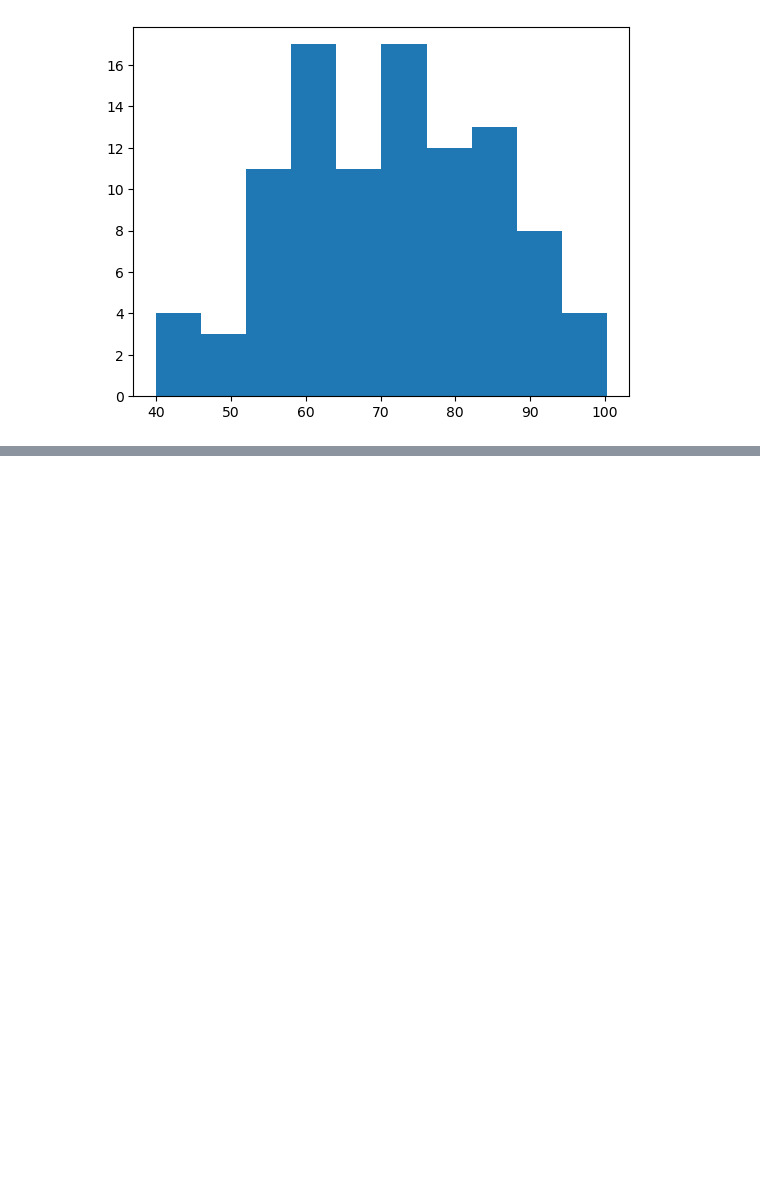
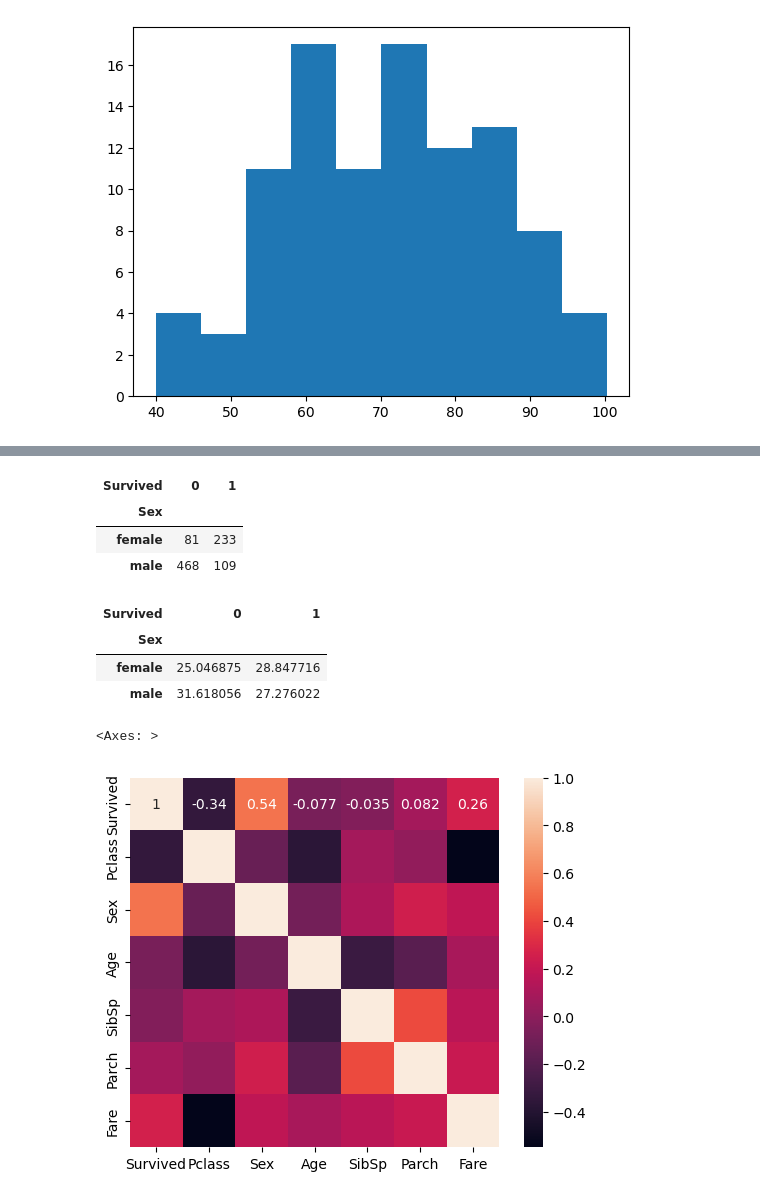
Before and after one commit to kyorin-phys/joho, a Jupyter notebook: p6.ipynb, the cells around one changed output, grey strips where cells are left out. Cells and saved outputs as stored; diff of their text form; code cells hidden in the pictures; blank space fills up the shorter version.

```diff
--- a/p6.ipynb
+++ b/p6.ipynb
@@ -69,3 +69,8 @@ plt.hist(weight_data)
          88.21414489,  94.24396425, 100.27378361]),
  <BarContainer object of 10 artists>)
 [figure]
+# %%
+# 参考：　https://qiita.com/kaita_kakihara/items/bf66e9e4927a3e3589e4
+import pandas as pd
+df = pd.read_csv('titanic.csv') # タイタニック号の生還者
+df.head()
@@ -71,0 +84,27 @@ plt.hist(weight_data)
+# %%
+pivot = pd.pivot_table(df, index='Sex', values='PassengerId', columns='Survived', aggfunc='count')
+pivot # 性別と生存(0: 死亡, 1:生存) について人数を集計
+# 生存者は女性の割合が高い
+# %% [output]
+| Survived | 0 | 1 |
+| Sex |  |  |
+| female | 81 | 233 |
+| male | 468 | 109 |
+# %%
+pivot2 = pd.pivot_table(df, index='Sex', values='Age', columns='Survived', aggfunc='mean')
+pivot2
+# 生存者の平均年齢は女性は高く、男性は低い （有意な差といえるか？）
+# %% [output]
+| Survived | 0 | 1 |
+| Sex |  |  |
+| female | 25.046875 | 28.847716 |
+| male | 31.618056 | 27.276022 |
+# %%
+import seaborn as sns
+df = df[['Survived', 'Pclass', 'Sex','Age', 'SibSp', 'Parch', 'Fare']]
+df.Sex = df.Sex.replace(['male', 'female'], [0,1])
+df.Age = df.Age.replace('NaN', 0)
+sns.heatmap(df.corr(),annot=True, square=True)
+# %% [output]
+<Axes: >
+[figure, added]
```
Also changed, not shown: parts of 2 cells of this notebook, 3 other files.
